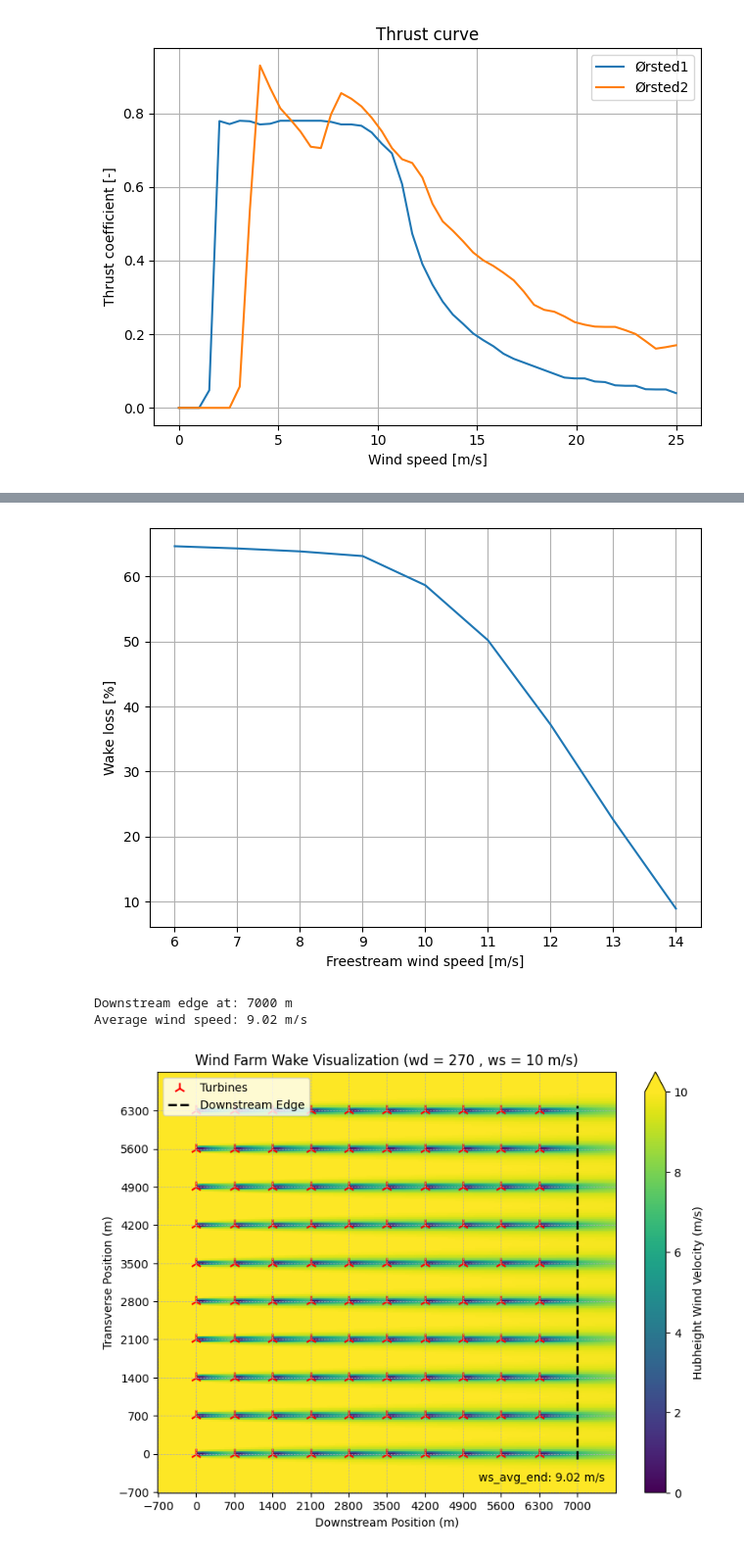
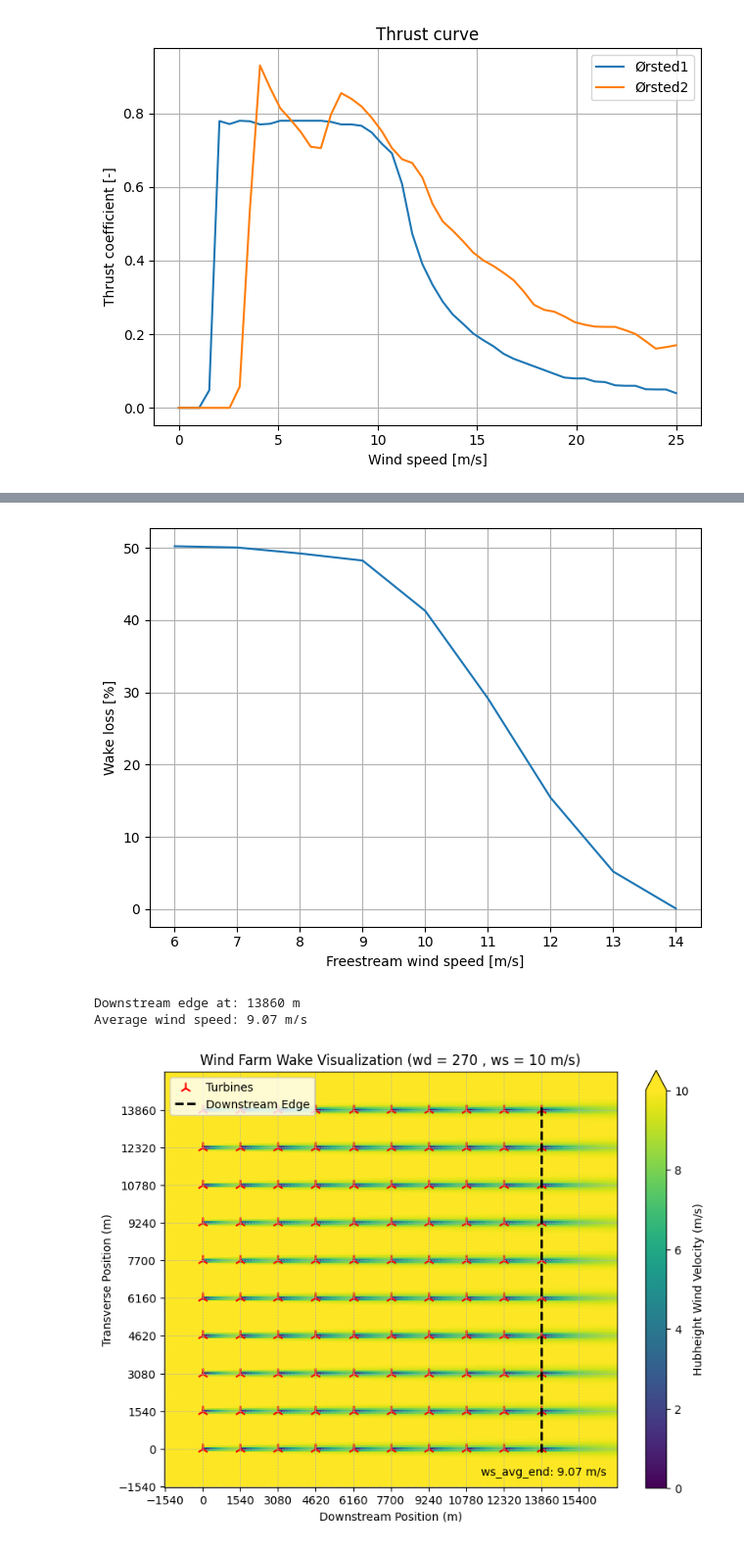
Before and after one commit to marcinsadowy/WTABL, a Jupyter notebook: TurbOPark.ipynb, the cells around one changed output, grey strips where cells are left out. Shown at 98% size. Drawn from its saved outputs; the diff is of its cells as text; code cells hidden in the pictures.

```diff
--- a/TurbOPark.ipynb
+++ b/TurbOPark.ipynb
@@ -15,8 +15,8 @@ from py_wake.site._site import UniformSite
 from py_wake.site.shear import PowerShear
 from py_wake.utils.plotting import setup_plot
 # %%
-D = 100 # Rotor diameter
-s = 7 # Turbine spacing
+D = 154 # Rotor diameter
+s = 10 # Turbine spacing
 
 u = np.arange(0, 25.5, .5)
 po = [0, 0, 0, 0, 5, 15, 37, 73, 122, 183, 259, 357, 477, 622, 791, 988, 1212, 1469, 1755, 2009, 2176, 2298, 2388, 2447, 2485, 2500, 2500, 2500,
@@ -26,7 +26,7 @@ ct = [0, 0, 0, 0, 0.78, 0.77, 0.78, 0.78, 0.77, 0.77, 0.78, 0.78, 0.78, 0.78, 0.
       0.36, 0.31, 0.27, 0.24, 0.22, 0.19, 0.18, 0.16, 0.14, 0.13, 0.12, 0.11, 0.1, 0.09, 0.08, 0.08, 0.08, 0.07, 0.07, 0.06, 0.06, 0.06,
       0.05, 0.05, 0.05, 0.04, 0]
 
-wt1 = WindTurbine(name="Ørsted1", diameter=100, hub_height=100, powerCtFunction=PowerCtTabular(u, po, 'kw', ct))
+wt1 = WindTurbine(name="Ørsted1", diameter=D, hub_height=106, powerCtFunction=PowerCtTabular(u, po, 'kw', ct))
 
 u2 = np.arange(0, 27)
 pow2 = [0, 0, 0, 0, 54, 144, 289, 474, 730, 1050, 1417, 1780, 2041, 2199, 2260, 2292, 2299, 2300, 2300, 2300, 2300, 2300, 2300, 2300, 2300, 2300, 0]
@@ -64,9 +64,9 @@ sim = wfm(x, y, ws=u0, wd=wd, TI=ti0)
 ((1-(sim.Power.mean('wt') / sim.Power.max('wt')))*100).plot()
 setup_plot(ylabel='Wake loss [%]', xlabel='Freestream wind speed [m/s]')
 # %% [output]
-[figure, old version]
+[figure, new version]
 # %%
-x_end = max(x) + 1*D*s # 1 spacing after downstream edge
+x_end = max(x) #+ 1*D*s # 1 spacing after downstream edge
 
 y_end = np.linspace(min(y)-D/2, max(y)+D/2, max(y)+D, endpoint=False)
 
@@ -82,35 +82,35 @@ ws_avg_end = np.mean(ws_end)
 print(f"Downstream edge at: {x_end} m")
 print(f"Average wind speed: {ws_avg_end:.2f} m/s")
 # %% [output]
-Downstream edge at: 7000 m
-Average wind speed: 9.02 m/s
+Downstream edge at: 13860 m
+Average wind speed: 9.07 m/s
 # %%
 # --- Wake Visualization ---
 fig, ax = plt.subplots(figsize=(8, 6))
 
 # Compute the flow map and grid
-flow_map_grid = HorizontalGrid(x=np.linspace(min(x)-1*100*7, max(x)+2*D*s, 300), y=np.linspace(min(y)-1*D*s, max(y)+1*D*s, 300))
+flow_map_grid = HorizontalGrid(x=np.linspace(min(x)-1*D*s, max(x)+2*D*s, 300), y=np.linspace(min(y)-1*D*s, max(y)+1*D*s, 300))
 flow_map = sim.flow_map(grid=flow_map_grid)
 wake_map = flow_map.sel(wd=wd, ws=10, method="nearest")
 vmin, vmax = 0, 10
 
 wake_map.WS_eff.plot(ax=ax, cmap="viridis", vmin=vmin, vmax=vmax, cbar_kwargs={'label': 'Hubheight Wind Velocity (m/s)'})
 
 # Plot turbine positions
 ax.scatter(x, y, color="red", marker="2", s=100, label="Turbines")
 ax.vlines(x=x_end, ymin=min(y)-1*D, ymax=max(y)+1*D, color='black', linestyle='--', linewidth=2, label="Downstream Edge")
 ax.set_title("Wind Farm Wake Visualization (wd = " + str(wd) + " , ws = " + str(10) + " m/s)")
 ax.set_xlabel("Downstream Position (m)")
 ax.set_ylabel("Transverse Position (m)")
 ax.set_aspect('equal')
 ax.legend(loc='upper left')
 plt.text(0.975, 0.05, f'ws_avg_end: {ws_avg_end:.2f} m/s', ha='right', va='top', transform=ax.transAxes)
 
-# Add grid with ticklines every 700 in both x and y
-ax.set_xticks(np.arange(min(x)-1*D*s, max(x)+2*D*s, 700))
-ax.set_yticks(np.arange(min(y)-1*D*s, max(y)+1*D*s, 700))
+# Add grid with ticklines every 1 spacing in both x and y
+ax.set_xticks(np.arange(min(x)-1*D*s, max(x)+2*D*s, 1*D*s))
+ax.set_yticks(np.arange(min(y)-1*D*s, max(y)+1*D*s, 1*D*s))
 ax.grid(True, which='both', linestyle='--', linewidth=0.5)
 
 plt.tight_layout()
 # %% [output]
-[figure, old version]
+[figure, new version]
```
Also changed, not shown: parts of 2 cells of this notebook.
